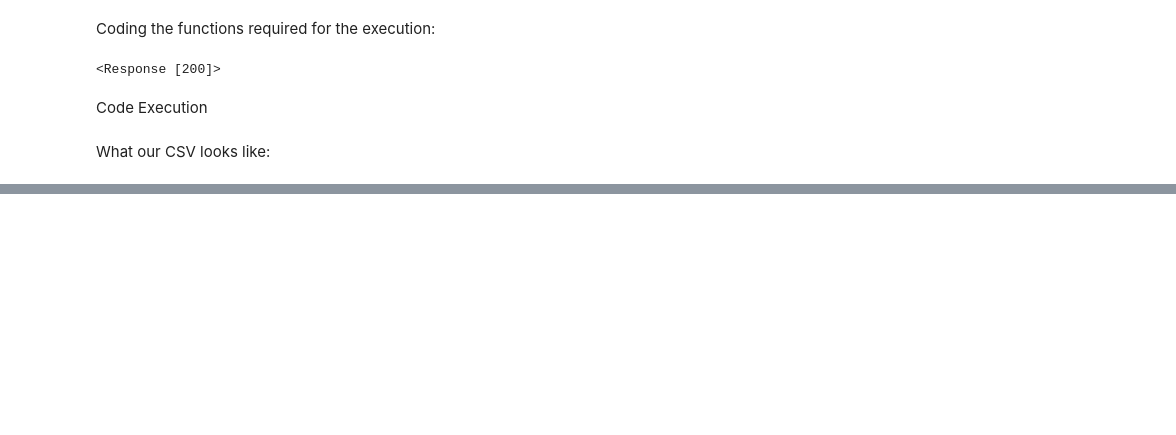
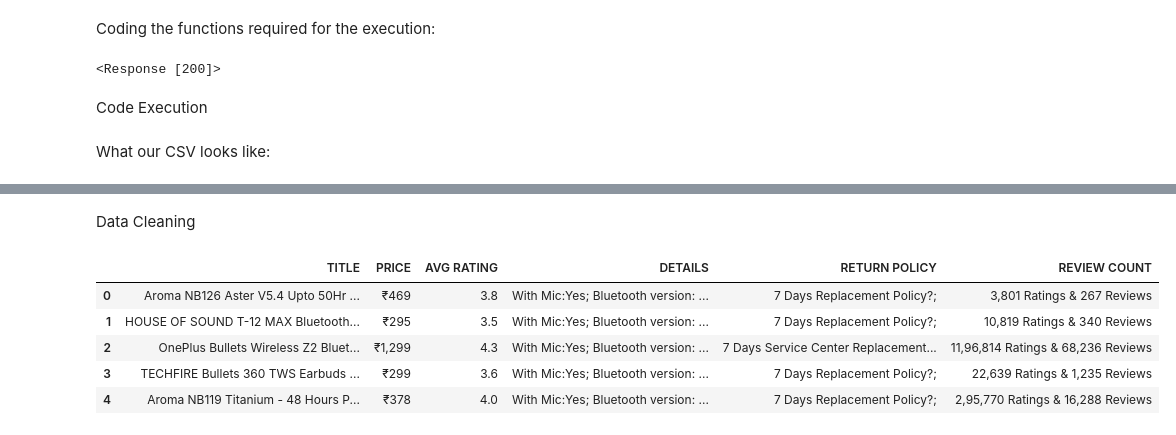
Before and after one commit to HemakshiKumar/Flipkart-Wed-Scraper, a Jupyter notebook: Web Scraping Project/code file.ipynb, the cells around one changed output, grey strips where cells are left out. Cells and saved outputs as stored; diff of their text form; code cells hidden in the pictures; blank space fills up the shorter version.

```diff
--- a/Web Scraping Project/code file.ipynb
+++ b/Web Scraping Project/code file.ipynb
@@ -99,0 +108,16 @@ scraped_data.head()
+# %% [markdown]
+Data Cleaning
+# %%
+import pandas as pd
+import warnings
+warnings.simplefilter(action='ignore', category=FutureWarning)
+
+df = pd.read_csv('flipkart_data.csv')
+df.head()
+# %% [output]
+|  | TITLE | PRICE | AVG RATING | DETAILS | RETURN POLICY | REVIEW COUNT |
+| 0 | Aroma NB126 Aster V5.4 Upto 50Hr ... | ₹469 | 3.8 | With Mic:Yes; Bluetooth version: ... | 7 Days Replacement Policy?; | 3,801 Ratings & 267 Reviews |
+| 1 | HOUSE OF SOUND T-12 MAX Bluetooth... | ₹295 | 3.5 | With Mic:Yes; Bluetooth version: ... | 7 Days Replacement Policy?; | 10,819 Ratings & 340 Reviews |
+| 2 | OnePlus Bullets Wireless Z2 Bluet... | ₹1,299 | 4.3 | With Mic:Yes; Bluetooth version: ... | 7 Days Service Center Replacement... | 11,96,814 Ratings & 68,236 Reviews |
+| 3 | TECHFIRE Bullets 360 TWS Earbuds ... | ₹299 | 3.6 | With Mic:Yes; Bluetooth version: ... | 7 Days Replacement Policy?; | 22,639 Ratings & 1,235 Reviews |
+| 4 | Aroma NB119 Titanium - 48 Hours P... | ₹378 | 4.0 | With Mic:Yes; Bluetooth version: ... | 7 Days Replacement Policy?; | 2,95,770 Ratings & 16,288 Reviews |
```
Also changed, not shown: parts of 17 cells of this notebook.
